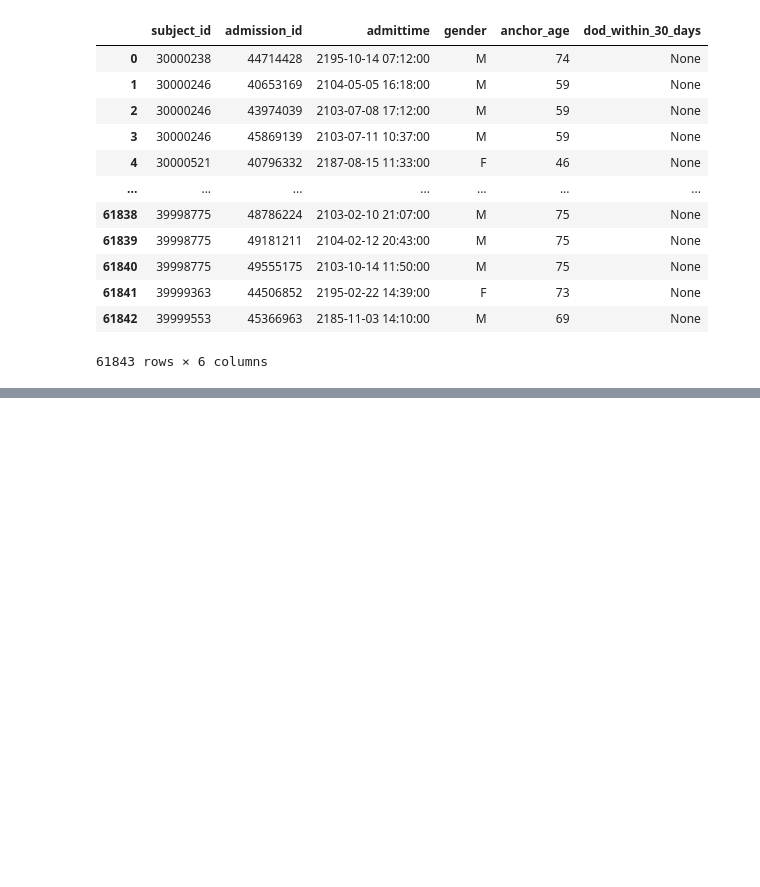
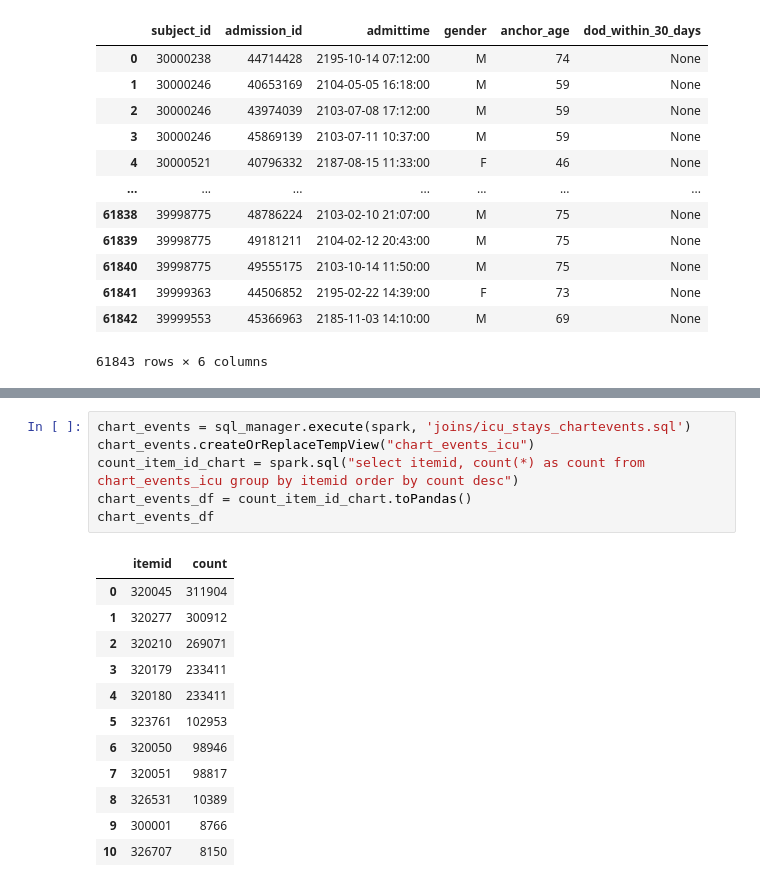
Before and after one commit to julrompar/covid-icu, a Jupyter notebook: notebooks/dataset.ipynb, the cells around one changed output, grey strips where cells are left out. Saved outputs shown, nothing was run; the diff lists cells and outputs as text; blank space fills up the shorter version.

```diff
--- a/notebooks/dataset.ipynb
+++ b/notebooks/dataset.ipynb
@@ -250,0 +301,19 @@ dataset_df
+# %%
+chart_events = sql_manager.execute(spark, 'joins/icu_stays_chartevents.sql')
+chart_events.createOrReplaceTempView("chart_events_icu")
+count_item_id_chart = spark.sql("select itemid, count(*) as count from chart_events_icu group by itemid order by count desc")
+chart_events_df = count_item_id_chart.toPandas()
+chart_events_df
+# %% [output]
+|  | itemid | count |
+| 0 | 320045 | 311904 |
+| 1 | 320277 | 300912 |
+| 2 | 320210 | 269071 |
+| 3 | 320179 | 233411 |
+| 4 | 320180 | 233411 |
+| 5 | 323761 | 102953 |
+| 6 | 320050 | 98946 |
+| 7 | 320051 | 98817 |
+| 8 | 326531 | 10389 |
+| 9 | 300001 | 8766 |
+| 10 | 326707 | 8150 |
```
Also changed, not shown: parts of 10 cells of this notebook, 8 other files.
